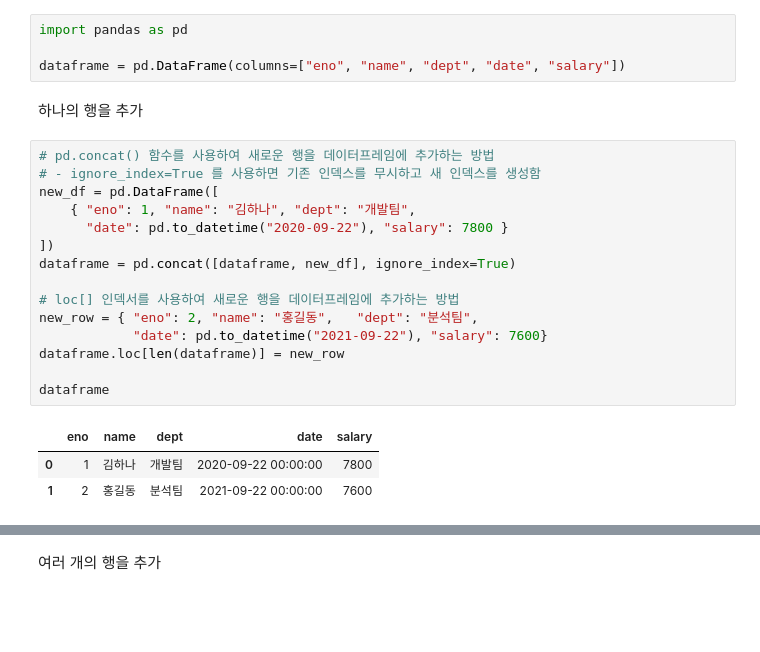
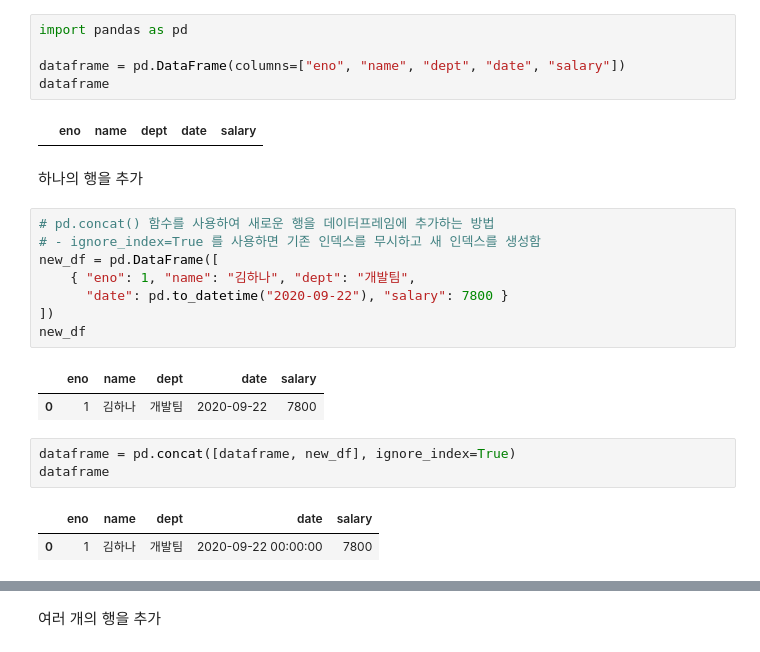
Before and after one commit to daehyuk1231/data-processing-visualization, a Jupyter notebook: chap02/sec08_row_insert.ipynb, the cells around one changed output, grey strips where cells are left out. Saved outputs shown, nothing was run; the diff lists cells and outputs as text; blank space fills up the shorter version.

```diff
--- a/chap02/sec08_row_insert.ipynb
+++ b/chap02/sec08_row_insert.ipynb
@@ -2,24 +2,25 @@
 import pandas as pd
 
 dataframe = pd.DataFrame(columns=["eno", "name", "dept", "date", "salary"])
+dataframe
+# %% [output]
+|  | eno | name | dept | date | salary |
 # %% [markdown]
 하나의 행을 추가
 # %%
 # pd.concat() 함수를 사용하여 새로운 행을 데이터프레임에 추가하는 방법
 # - ignore_index=True 를 사용하면 기존 인덱스를 무시하고 새 인덱스를 생성함
 new_df = pd.DataFrame([
     { "eno": 1, "name": "김하나", "dept": "개발팀",
       "date": pd.to_datetime("2020-09-22"), "salary": 7800 }
 ])
-dataframe = pd.concat([dataframe, new_df], ignore_index=True)
-
-# loc[] 인덱서를 사용하여 새로운 행을 데이터프레임에 추가하는 방법
-new_row = { "eno": 2, "name": "홍길동",   "dept": "분석팀",
-            "date": pd.to_datetime("2021-09-22"), "salary": 7600}
-dataframe.loc[len(dataframe)] = new_row
-
-dataframe
+new_df
 # %% [output]
 |  | eno | name | dept | date | salary |
-| 0 | 1 | 김하나 | 개발팀 | 2020-09-22 00:00:00 | 7800 |
-| 1 | 2 | 홍길동 | 분석팀 | 2021-09-22 00:00:00 | 7600 |
+| 0 | 1 | 김하나 | 개발팀 | 2020-09-22 | 7800 |
+# %%
+dataframe = pd.concat([dataframe, new_df], ignore_index=True)
+dataframe
+# %% [output]
+|  | eno | name | dept | date | salary |
+| 0 | 1 | 김하나 | 개발팀 | 2020-09-22 00:00:00 | 7800 |
```
Also changed, not shown: parts of 2 cells of this notebook, 10 other files.
